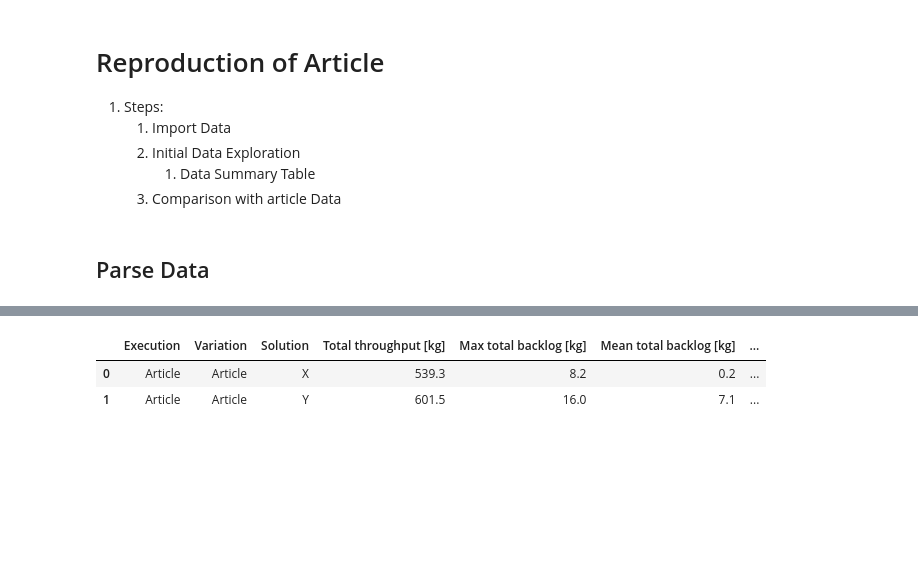
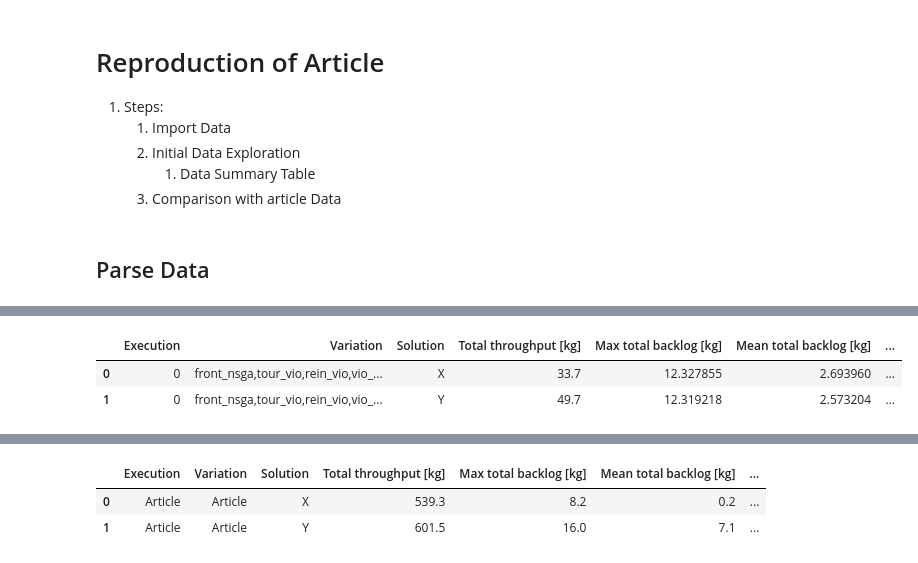
Before and after one commit to DTKx/capacityplanpy, a Jupyter notebook: 02_implementacao/parse_raw.ipynb, the cells around one changed output, grey strips where cells are left out. Cells and saved outputs as stored; diff of their text form; code cells hidden in the pictures; blank space fills up the shorter version.

```diff
--- a/02_implementacao/parse_raw.ipynb
+++ b/02_implementacao/parse_raw.ipynb
@@ -65,0 +57,6 @@ df_ind
+# %%
+df_ind
+# %% [output]
+|  | Execution | Variation | Solution | Total throughput [kg] | Max total backlog [kg] | Mean total backlog [kg] | ... |
+| 0 | 0 | front_nsga,tour_vio,rein_vio,vio_... | X | 33.7 | 12.327855 | 2.693960 | ... |
+| 1 | 0 | front_nsga,tour_vio,rein_vio,vio_... | Y | 49.7 | 12.319218 | 2.573204 | ... |
```
Also changed, not shown: parts of 9 cells of this notebook, 4 other files.
